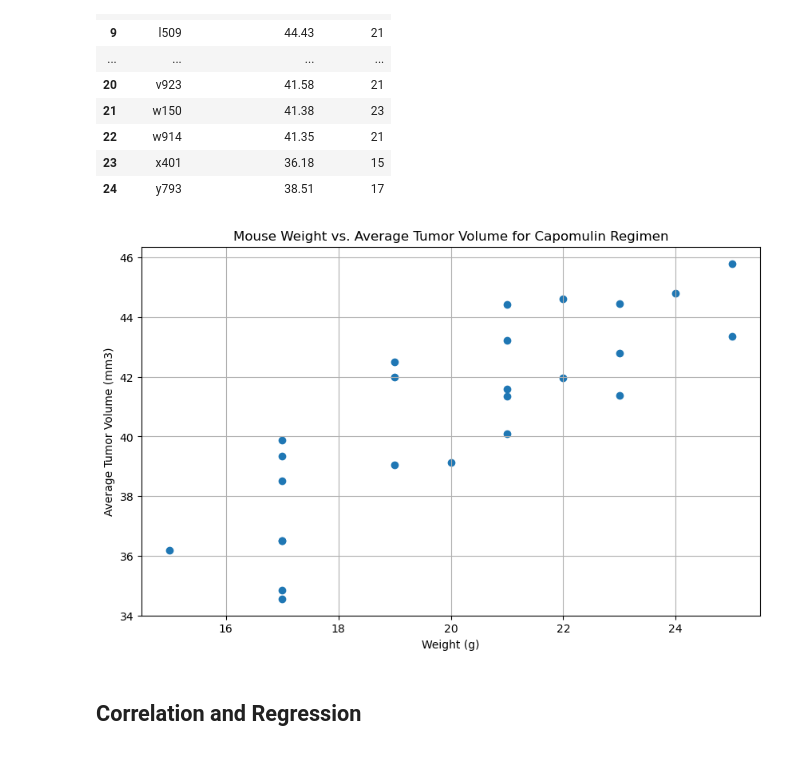
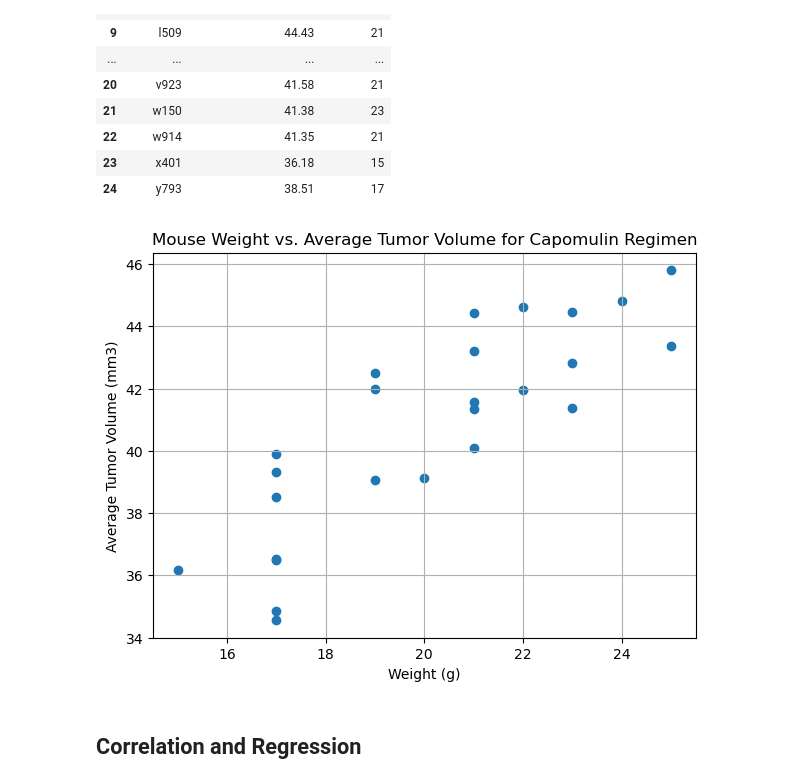
Before and after one commit to Isbelis/Visualization-challenge, a Jupyter notebook: Pymaceuticals/pymaceuticals-analysis-complete.ipynb, the cells around one changed output. Drawn from its saved outputs; the diff is of its cells as text; code cells hidden in the pictures.

```diff
--- a/Pymaceuticals/pymaceuticals-analysis-complete.ipynb
+++ b/Pymaceuticals/pymaceuticals-analysis-complete.ipynb
@@ -495,16 +502,17 @@ round(avg_tumor_volume,2)
 | 23 | x401 | 36.18 | 15 |
 | 24 | y793 | 38.51 | 17 |
 # %%
-plt.figure(figsize=(10, 6))
+#step 2 Creat graph
+plt.figure(figsize=(7,5))
 plt.scatter(avg_tumor_volume['Weight (g)'], avg_tumor_volume['Tumor Volume (mm3)'])
-
+#labels and tittle
 plt.title('Mouse Weight vs. Average Tumor Volume for Capomulin Regimen')
 plt.xlabel('Weight (g)')
 plt.ylabel('Average Tumor Volume (mm3)')
 plt.grid(True)
 plt.show()
 # %% [output]
-[figure, old version]
+[figure, new version]
 # %% [markdown]
 ## Correlation and Regression
 # %%
```
Also changed, not shown: parts of 10 cells of this notebook, 2 other files.
